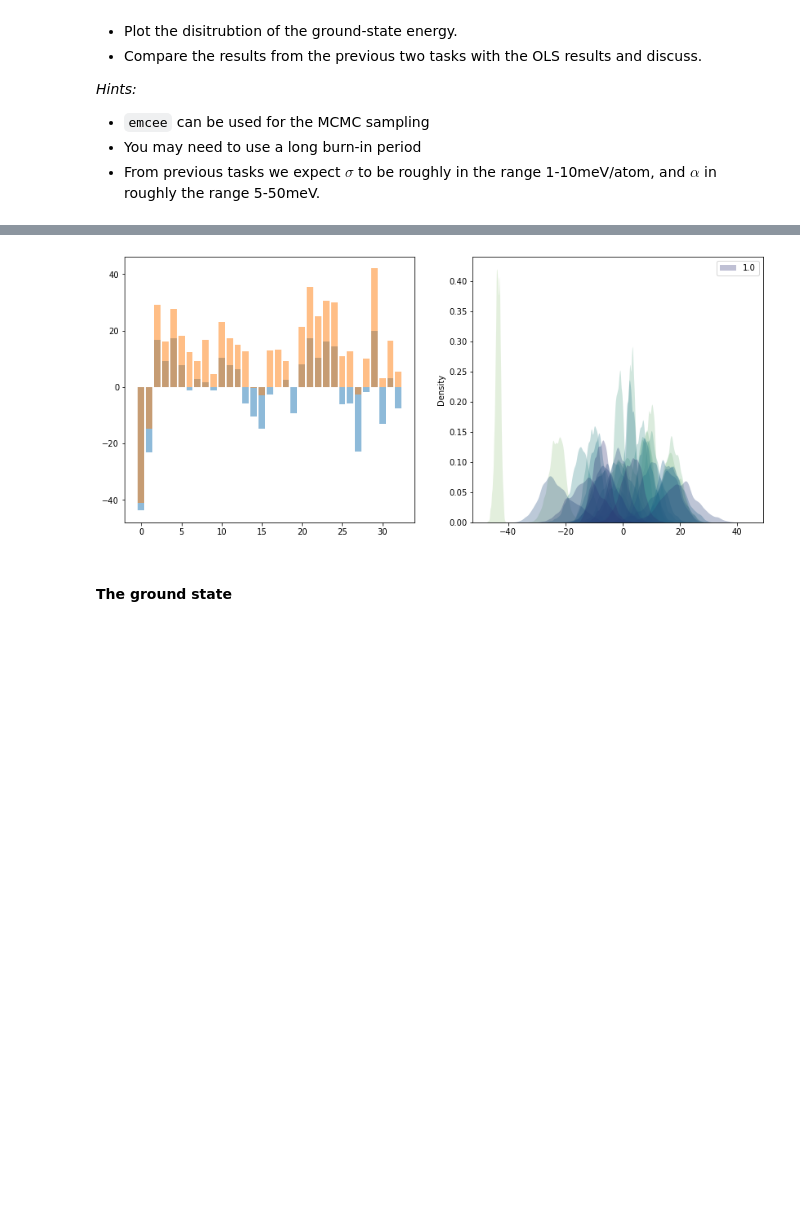
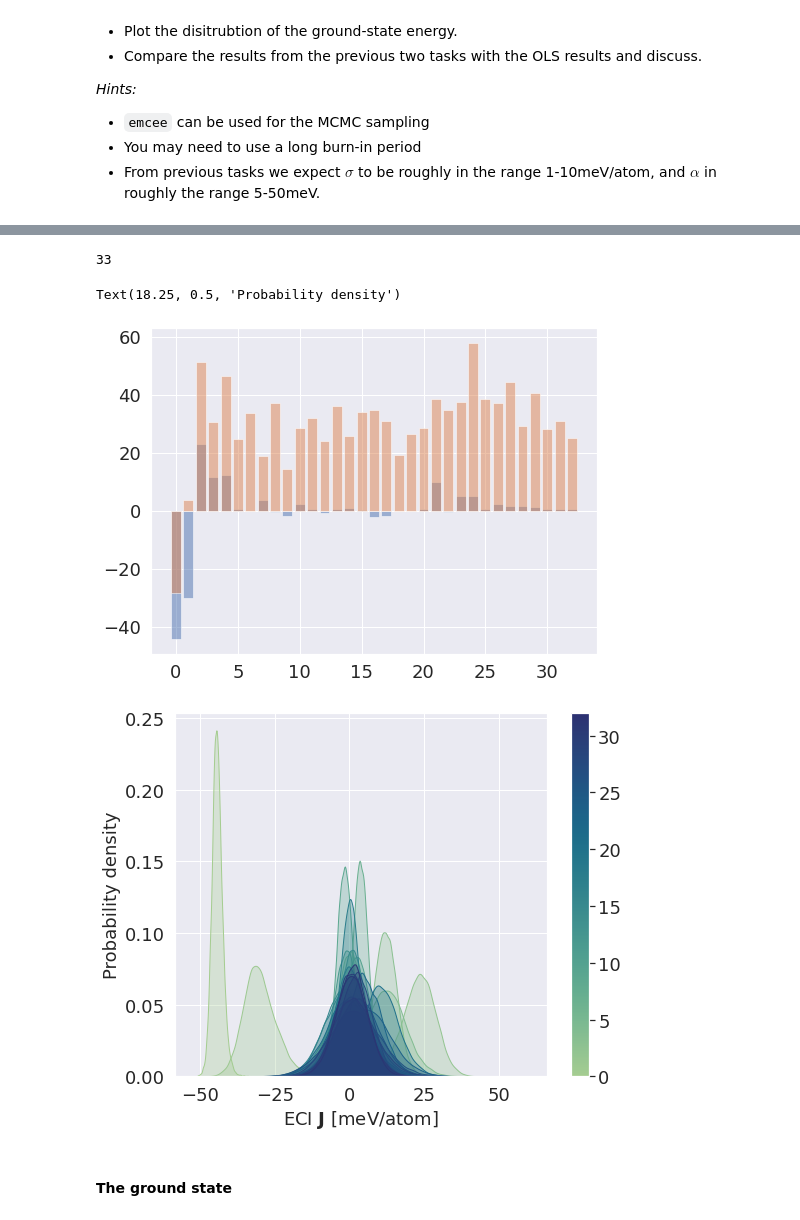
Before and after one commit to elindgren/asam_projects, a Jupyter notebook: Project2/TIF345_CE_project_2a.ipynb, the cells around one changed output, grey strips where cells are left out. Drawn from its saved outputs; the diff is of its cells as text; code cells hidden in the pictures; blank space fills up the shorter version.

```diff
--- a/Project2/TIF345_CE_project_2a.ipynb
+++ b/Project2/TIF345_CE_project_2a.ipynb
@@ -534,5 +536,13 @@ Feature match: 100.00%
 # %%
 sns.reset_orig()
+# Set plot params
+plt.rc('font', size=18)          # controls default text sizes
+plt.rc('axes', titlesize=18)     # fontsize of the axes title
+plt.rc('axes', labelsize=18)     # fontsize of the x and y labels
+plt.rc('xtick', labelsize=18)    # fontsize of the tick labels
+plt.rc('ytick', labelsize=18)    # fontsize of the tick labels
+plt.rc('legend', fontsize=18)    # legend fontsize
+
 fig, ax = plt.subplots(figsize=(10,6))
 
 ax.bar(x=nz_idx_ardr, height=np.abs(nz_val_ardr), color='r', alpha=0.7,  linewidth=3, label='ARDR')
@@ -602,7 +612,7 @@ def ECI_log_prior(J, alpha):
 
 def log_likelihood(J, X, y, sigma):
 
-    return -0.5*(X@J - y).T @ (X@J - y)/sigma**2 - 0.5*len(J)*(np.log(2*np.pi) - 2*np.log(sigma))
+    return -0.5*(X@J - y).T @ (X@J - y)/sigma**2 - 0.5*len(J)*(np.log(2*np.pi) + 2*np.log(sigma))
 
 def log_posterior(theta, X, y, hyp_sigma = (1,1), hyp_alpha=(1,1)):
     size = len(theta)
@@ -613,7 +623,6 @@ def log_posterior(theta, X, y, hyp_sigma = (1,1), hyp_alpha=(1,1)):
         return -np.inf
     post = log_likelihood(J, X, y, sigma) + ECI_log_prior(J, alpha)\
             + alpha_log_prior(alpha, hyp_alpha[0], hyp_alpha[1]) + sigma_log_prior(sigma, hyp_sigma[0], hyp_sigma[1])
-    print(post)
     return post
 # %%
 cutoffs = [12, 6]
@@ -676,10 +711,10 @@ p_sigma = np.exp(sigma_log_prior(sigma, hyp_sigma[0], hyp_sigma[1]))
 p_J = ECI_log_prior(J, 10)
 
 
-full_trace = np.concatenate(trace, axis=0)
+
 fig, ax = plt.subplots(1,2, figsize=(14,6))
 
-ax[0].hist(full_trace[:,2], bins=41  , density = True)
+ax[0].hist(full_trace[:,30], bins=41  , density = True)
 ax[1].hist(full_trace[:,J_dim], bins=21, density = True, label='sigma')
 ax[1].hist(full_trace[:,J_dim+1], bins=21, density = True, label='alpha')
 ax[1].plot(alpha,p_alpha, label='Prior alpha')
@@ -687,7 +722,7 @@ ax[1].plot(sigma,p_sigma, label='Prior sigma')
 ax[1].legend(loc='best')
 
 
-J_mean = (full_trace[:,0:J_dim]).mean(axis = 0)
+J_mean = np.mean(full_trace[:,0:J_dim], axis = 0)
 J_mode = np.max(full_trace[:,0:J_dim], axis = 0)
 
 y_map = X@J_mode
@@ -716,14 +751,27 @@ print(MSE)
 # %%
-fig, axs = plt.subplots(1,2,figsize = (14,6))
+fig, ax = plt.subplots(figsize = (8,6))
 t = np.arange(0,J_dim)
-axs[0].bar(t,height = J_mean, alpha = 0.5)
-axs[0].bar(t,height = J_mode, alpha = 0.5)
+ax.bar(t,height = J_mean, alpha = 0.5)
+ax.bar(t,height = J_mode, alpha = 0.5)
 
+fig, ax = plt.subplots(figsize=(8,6))
+norm = plt.Normalize(0,32)
+sm = plt.cm.ScalarMappable(cmap="crest", norm=norm)
+print(J_dim)
 for alpha in range(J_dim):
-    sns.kdeplot(x=full_trace[:,alpha], alpha=0.3, ax=axs[1], hue=alpha/32,
-   hue_norm=(0,1), fill=True, palette="crest", linewidth=0)
+    sns.kdeplot(x=full_trace[:,alpha], alpha=0.3, ax=ax, hue=alpha/J_dim,
+                hue_norm=(0,1), fill=True, palette="crest", linewidth=1)
+ax.get_legend().remove()
+ax.figure.colorbar(sm)
+ax.set_xlabel(r'ECI $\mathbf{J}$ [meV/atom]')
+ax.set_ylabel('Probability density')
+plt.tight_layout()
+plt.savefig('figures/task4_ecis.png')
 # %% [output]
+33
+Text(18.25, 0.5, 'Probability density')
-[figure, old version]
+[figure, new version]
+[figure, added]
 # %% [markdown]
 #### The ground state
 # %%
```
Also changed, not shown: parts of 8 cells of this notebook, 8 other files.
